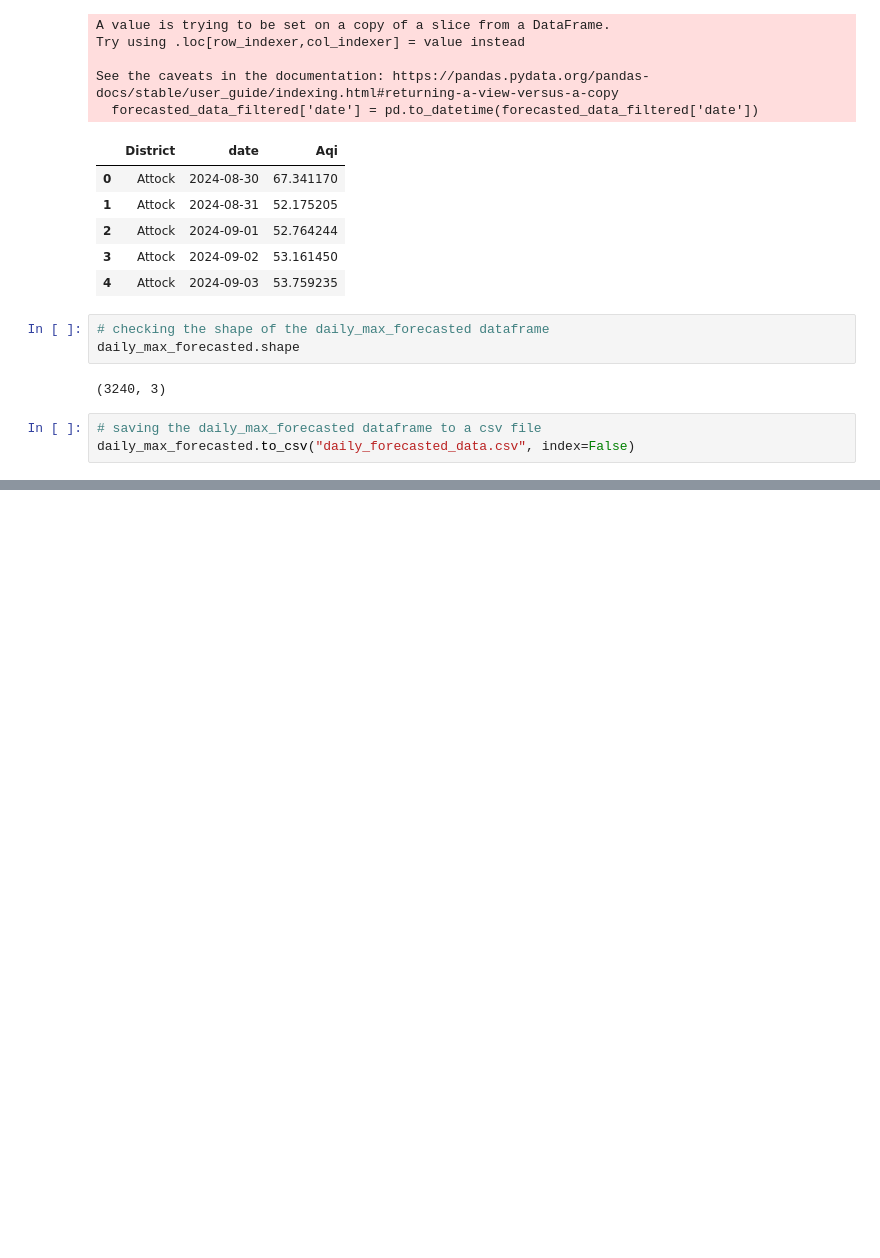
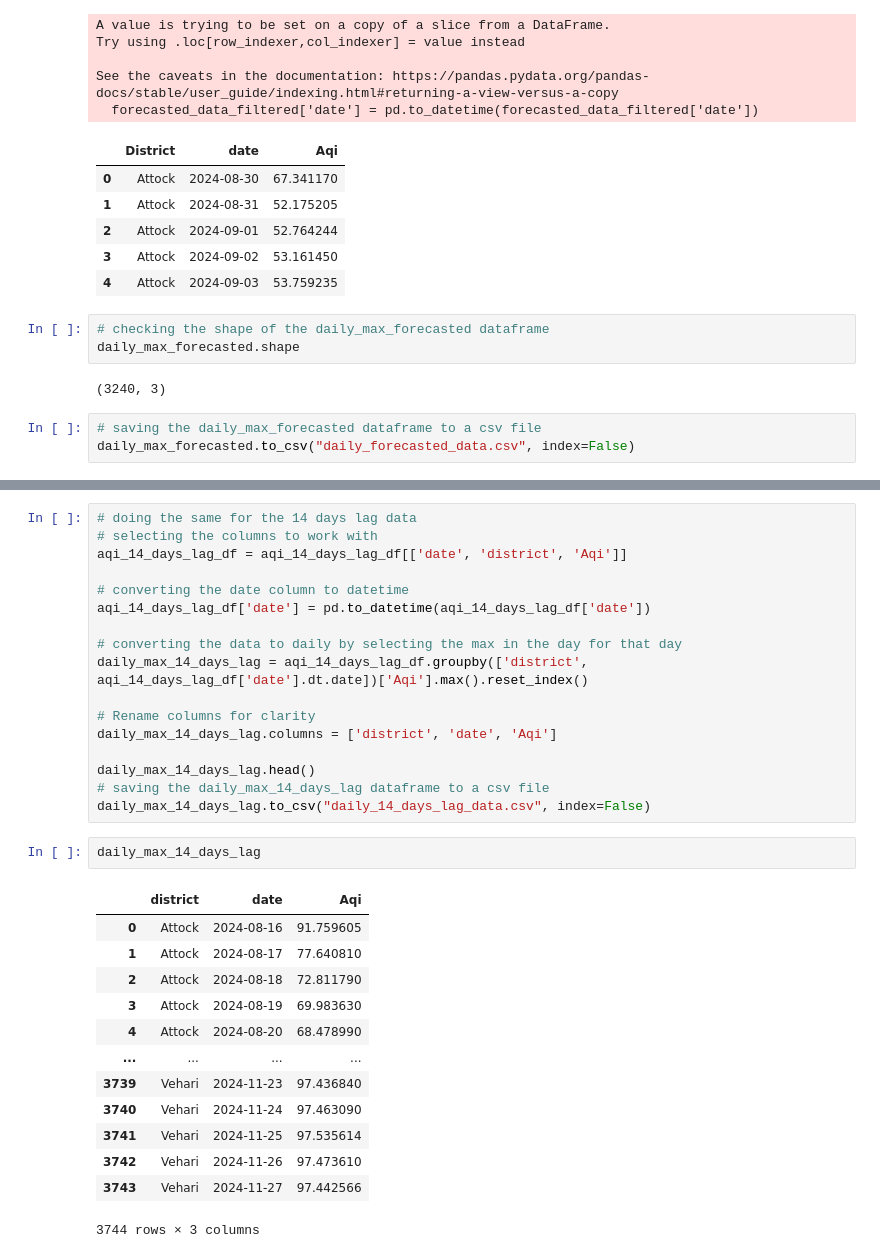
Before and after one commit to ReehaKashif/Smog-Project, a Jupyter notebook: code.ipynb, the cells around one changed output, grey strips where cells are left out. Cells and saved outputs as stored; diff of their text form; blank space fills up the shorter version.

```diff
--- a/code.ipynb
+++ b/code.ipynb
@@ -149,0 +186,33 @@ daily_max_forecasted.to_csv("daily_forecasted_data.csv", index=False)
+# %%
+# doing the same for the 14 days lag data
+# selecting the columns to work with
+aqi_14_days_lag_df = aqi_14_days_lag_df[['date', 'district', 'Aqi']]
+
+# converting the date column to datetime
+aqi_14_days_lag_df['date'] = pd.to_datetime(aqi_14_days_lag_df['date'])
+
+# converting the data to daily by selecting the max in the day for that day
+daily_max_14_days_lag = aqi_14_days_lag_df.groupby(['district', aqi_14_days_lag_df['date'].dt.date])['Aqi'].max().reset_index()
+
+# Rename columns for clarity
+daily_max_14_days_lag.columns = ['district', 'date', 'Aqi']
+
+daily_max_14_days_lag.head()
+# saving the daily_max_14_days_lag dataframe to a csv file
+daily_max_14_days_lag.to_csv("daily_14_days_lag_data.csv", index=False)
+# %%
+daily_max_14_days_lag
+# %% [output]
+|  | district | date | Aqi |
+| 0 | Attock | 2024-08-16 | 91.759605 |
+| 1 | Attock | 2024-08-17 | 77.640810 |
+| 2 | Attock | 2024-08-18 | 72.811790 |
+| 3 | Attock | 2024-08-19 | 69.983630 |
+| 4 | Attock | 2024-08-20 | 68.478990 |
+| ... | ... | ... | ... |
+| 3739 | Vehari | 2024-11-23 | 97.436840 |
+| 3740 | Vehari | 2024-11-24 | 97.463090 |
+| 3741 | Vehari | 2024-11-25 | 97.535614 |
+| 3742 | Vehari | 2024-11-26 | 97.473610 |
+| 3743 | Vehari | 2024-11-27 | 97.442566 |
+3744 rows × 3 columns
```
Also changed, not shown: parts of 3 cells of this notebook, 3 other files.
